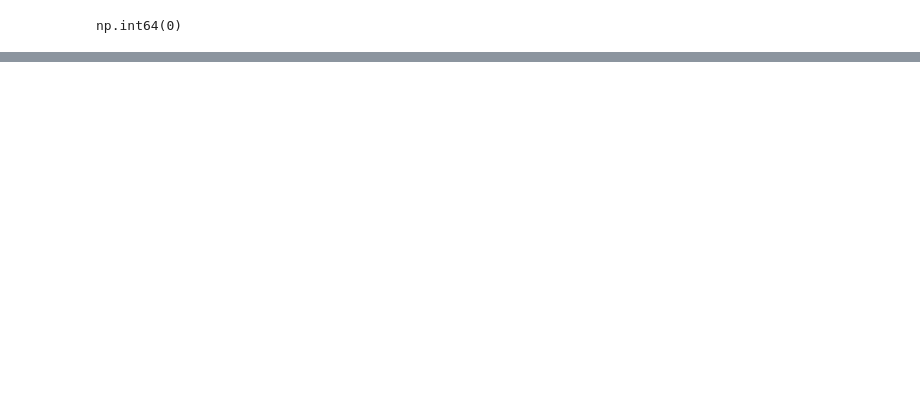
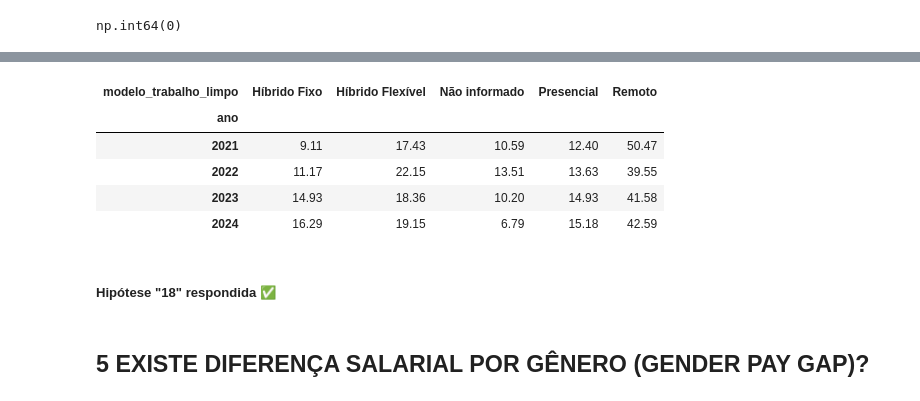
Before and after one commit to joao-wess/state-of-data-brasil-analise, a Jupyter notebook: notebook/06_analise_exploratoria_e_prep_dashboard.ipynb, the cells around one changed output, grey strips where cells are left out. Drawn from its saved outputs; the diff is of its cells as text; code cells hidden in the pictures; blank space fills up the shorter version.

```diff
--- a/notebook/06_analise_exploratoria_e_prep_dashboard.ipynb
+++ b/notebook/06_analise_exploratoria_e_prep_dashboard.ipynb
@@ -214,0 +222,13 @@ pd.crosstab(df_final['ano'], df_final['modelo_trabalho_atual'], normalize='index
+# %%
+df_final['modelo_trabalho_limpo'] = df_final['modelo_trabalho_atual'].replace(mapa_modelos)
+# %%
+evolucao_modelo_trabalho_pct = pd.crosstab(df_final['ano'], df_final['modelo_trabalho_limpo'], normalize='index').mul(100).round(2)
+# %%
+evolucao_modelo_trabalho_pct
+# %% [output]
+| modelo_trabalho_limpo | Híbrido Fixo | Híbrido Flexível | Não informado | Presencial | Remoto |
+| ano |  |  |  |  |  |
+| 2021 | 9.11 | 17.43 | 10.59 | 12.40 | 50.47 |
+| 2022 | 11.17 | 22.15 | 13.51 | 13.63 | 39.55 |
+| 2023 | 14.93 | 18.36 | 10.20 | 14.93 | 41.58 |
+| 2024 | 16.29 | 19.15 | 6.79 | 15.18 | 42.59 |
@@ -214,0 +237,4 @@ pd.crosstab(df_final['ano'], df_final['modelo_trabalho_atual'], normalize='index
+# %% [markdown]
+##### Hipótese "18" respondida ✅
+# %% [markdown]
+## 5 EXISTE DIFERENÇA SALARIAL POR GÊNERO (GENDER PAY GAP)?
```
Also changed, not shown: parts of 14 cells of this notebook, 2 other files.
